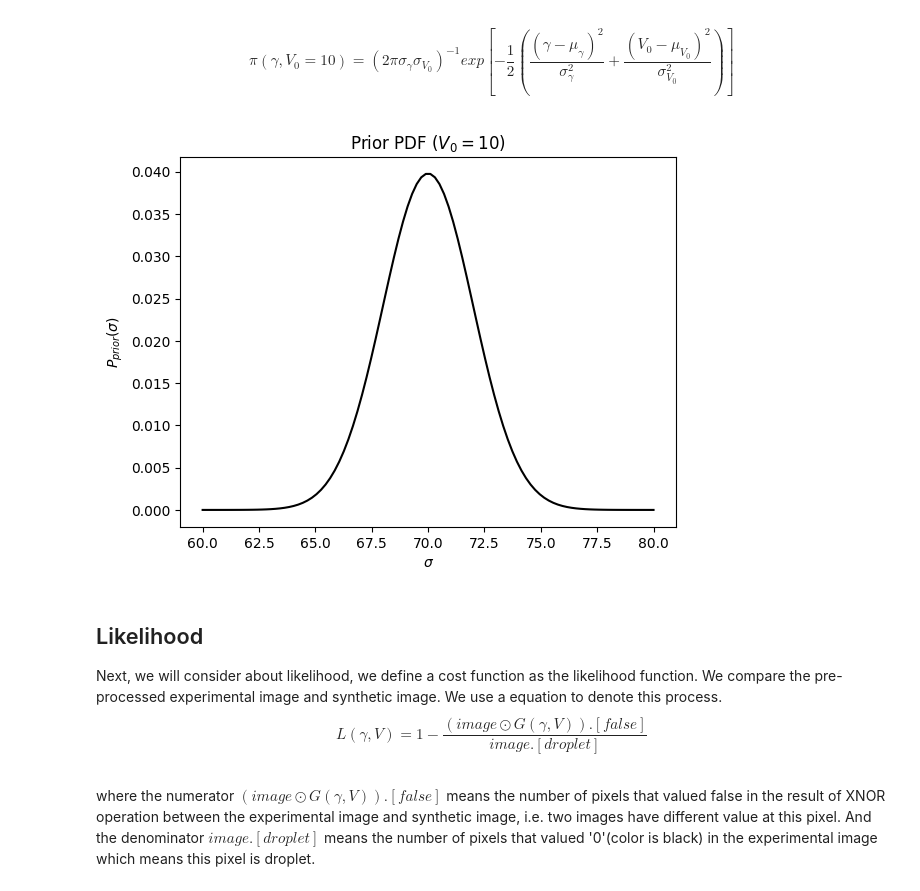
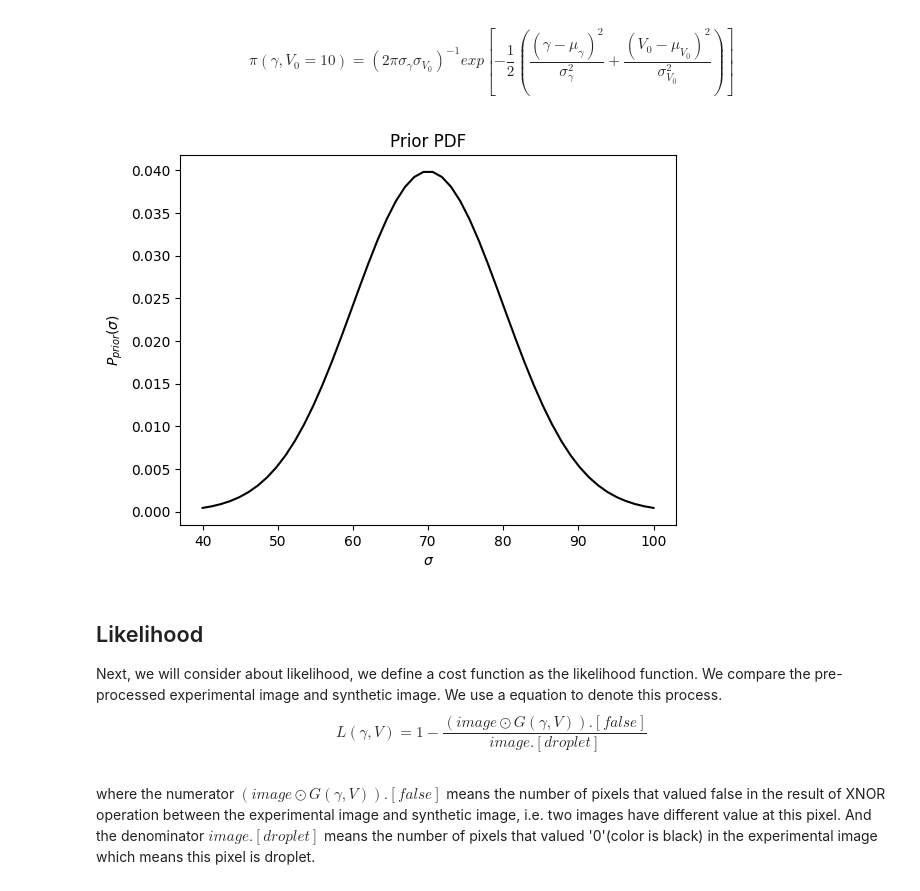
Before and after one commit to Lomolanisgo/Bayesian_PendantDrop_Tensiometry, a Jupyter notebook: pendantdrop_BI.ipynb, the cells around one changed output. Drawn from its saved outputs; the diff is of its cells as text; code cells hidden in the pictures.

```diff
--- a/pendantdrop_BI.ipynb
+++ b/pendantdrop_BI.ipynb
@@ -84,24 +73,0 @@ def prior(x,y,mean_1,mean_2,sd_1,sd_2):
-# %%
-import matplotlib as mpl
-mpl.rcParams.update(mpl.rcParamsDefault)
-
-fig=plt.figure()
-ax3=plt.axes(projection='3d')
-
-mean_prior=np.array([70,10])
-sd_prior=np.array([2,2])
-etaplot_sigma=np.linspace(60,80,200)
-etaplot_v0=np.linspace(0,20,200)
-
-
-# define 3-d data
-x=etaplot_sigma
-y=etaplot_v0
-X,Y=np.meshgrid(x,y)
-Z=prior(X,Y,mean_1=mean_prior[0],mean_2=mean_prior[1],sd_1=sd_prior[0],sd_2=sd_prior[1])
-
-# Drawing
-ax3.plot_surface(X,Y,Z,cmap='rainbow')
-plt.xlabel('$\\sigma$')
-plt.ylabel('$V_0$')
-plt.show(block=False)
@@ -110,18 +74,21 @@ plt.show(block=False)
 # %% [markdown]
 $$\pi(\gamma,V_0=10)=(2\pi \sigma _{\gamma} \sigma _{V_0})^{-1} exp [-\frac{1}{2}(\frac{(\gamma-\mu _{\gamma})^2}{\sigma _{\gamma} ^2}+\frac{(V_0-\mu _{V_0})^2}{\sigma _{V_0} ^2})]$$
-# %%
-# V0=10,sigma vs P_prior(sigma)
-etaplot_sigma=np.linspace(60,80,100)
-eta_v0=10
-X,Y=np.meshgrid(etaplot_sigma,eta_v0)
-Z_sigma=prior(X,Y,mean_1=mean_prior[0],mean_2=mean_prior[1],sd_1=sd_prior[0],sd_2=sd_prior[1])
-plt.plot(etaplot_sigma,Z_sigma[0,:],'black')
-plt.xlabel('$\\sigma$')
-plt.ylabel('$P_{prior}(\\sigma)$')
-plt.title('Prior PDF ($V_0 = 10$)')
-plt.show()
-# %% [output]
-[figure, removed]
+# %%
+def normal(u,sig,x):
+    y = np.exp(-(x - u) ** 2 / (2 * sig ** 2)) / (m.sqrt(2*m.pi)*sig)
+    return y
+# %%
+u_pri,sig_pri=70,10
+x_pri = np.linspace(u_pri - 3*sig_pri, u_pri + 3*sig_pri, 50)
+prior= normal(u_pri,sig_pri,x_pri)
+
+plt.plot(x_pri,prior,'black')
+plt.xlabel('$\\sigma$')
+plt.ylabel('$P_{prior}(\\sigma)$')
+plt.title('Prior PDF')
+plt.show()
+# %% [output]
+[figure, added]
 # %% [markdown]
 ## Likelihood
 Next, we will consider about likelihood, we define a cost function as the likelihood function. We compare the pre-processed experimental image and synthetic image. We use a equation to denote this process.
```
Also changed, not shown: parts of 33 cells of this notebook.
